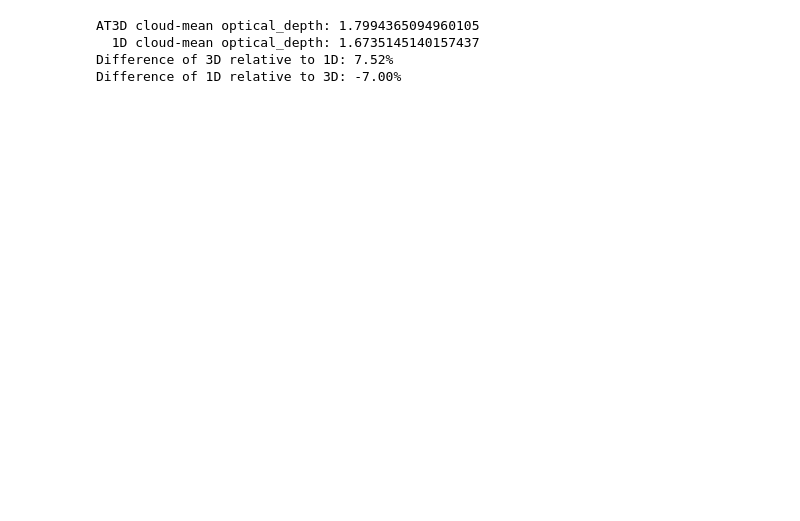
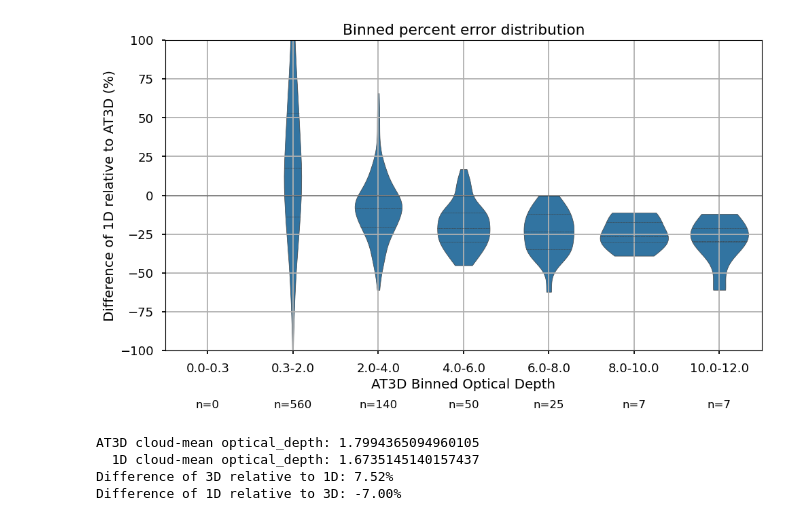
Before and after one commit to jlun17/misr-at3d-camp2ex, a Jupyter notebook: notebooks/investigation/single_retrieval/Tau1D.ipynb, the cells around one changed output. Cells and saved outputs as stored; diff of their text form; code cells hidden in the pictures; blank space fills up the shorter version.

```diff
--- a/notebooks/investigation/single_retrieval/Tau1D.ipynb
+++ b/notebooks/investigation/single_retrieval/Tau1D.ipynb
@@ -11,6 +11,7 @@ sys.path.append(str(PROJECT_ROOT))
 # %%
 from src.Retrieval import Retrieval
 # from src.utils.util import save_sensor_dict
+plt.style.use('seaborn-v0_8-talk')
 # %%
 EXPERIMENT = PROJECT_ROOT / 'experiments' / 'CAMP2Ex_RF17' / 'V08' / 'default'
 TAU1D = EXPERIMENT / 'tau_1D'
@@ -63,6 +64,56 @@ z3D = np.nan_to_num(cam3D[attr])[mask_cond]
 
 taubar1D = np.mean(z1D)
 taubar3D = np.mean(z3D)
+# %%
+# Bin z1D and z3D by z3D edges and plot binned percent error distribution
+import pandas as pd
+
+edges = np.array([0, 0.3, 2, 4, 6, 8, 10, 12])
+# avoid division by zero
+valid_mask = z3D > 0
+z1D_valid = z1D[valid_mask]
+z3D_valid = z3D[valid_mask]
+
+# bin indices (0..n_bins-1 for bins between edges)
+bin_idx = np.digitize(z3D_valid, edges) - 1
+n_bins = len(edges) - 1
+
+# collect percent errors per bin
+pct_err = (z1D_valid - z3D_valid) / z3D_valid * 100.0
+binned_errors = [pct_err[bin_idx == i] for i in range(n_bins)]
+counts = [len(arr) for arr in binned_errors]
+
+# build dataframe for plotting (omit empty values)
+rows = []
+for i in range(n_bins):
+    bin_label = f"{edges[i]}-{edges[i+1]}"
+    for v in binned_errors[i]:
+        rows.append({"bin": bin_label, "pct_error": v})
+df = pd.DataFrame(rows)
+order = [f"{edges[i]}-{edges[i+1]}" for i in range(n_bins)]
+
+# plot
+f, ax = plt.subplots(1, 1, figsize=(10, 6))
+if not df.empty:
+    sns.violinplot(x="bin", y="pct_error", data=df, order=order, inner="quartile", cut=0, ax=ax)
+else:
+    ax.text(0.5, 0.5, "No data to plot", ha="center")
+ax.axhline(0, color="k", lw=0.6)
+ax.set_xlabel("AT3D Binned Optical Depth")
+ax.set_ylabel("Difference of 1D relative to AT3D (%)")
+ax.set_title("Binned percent error distribution")
+ax.set_ylim([-100, 100])
+
+# annotate counts under x ticks
+ypad = (ax.get_ylim()[1] - ax.get_ylim()[0]) * 0.16
+for i, c in enumerate(counts):
+    ax.text(i, ax.get_ylim()[0] - ypad, f"n={c}", ha="center", va="top", fontsize=12)
+ax.grid()
+
+plt.tight_layout()
+plt.show()
+# %% [output]
+[figure, added]
 # %%
 print(f'AT3D cloud-mean {attr}: {taubar3D}')
 print(f'  1D cloud-mean {attr}: {taubar1D}')
```
Also changed, not shown: parts of 4 cells of this notebook, 1 other file.
